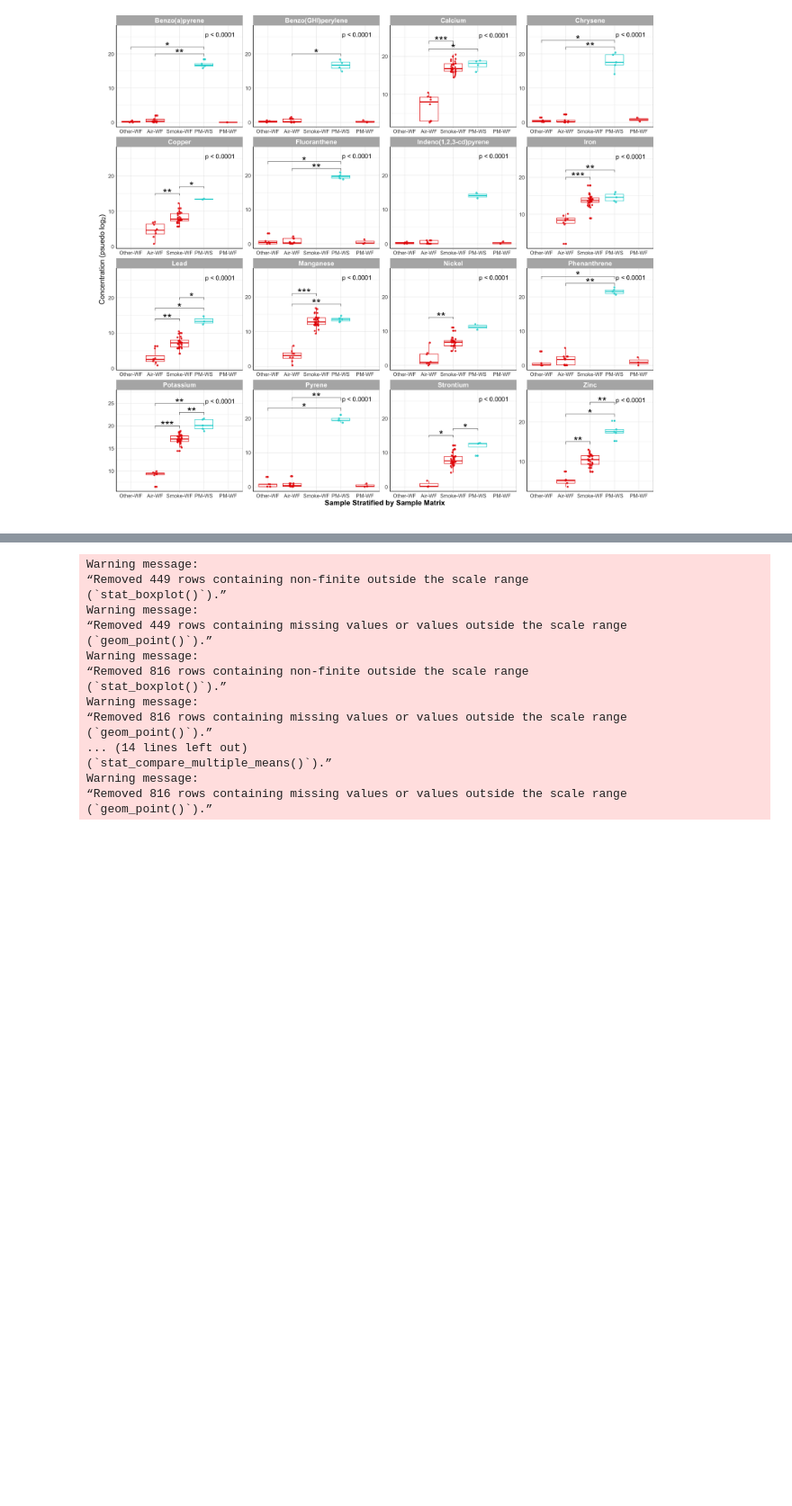
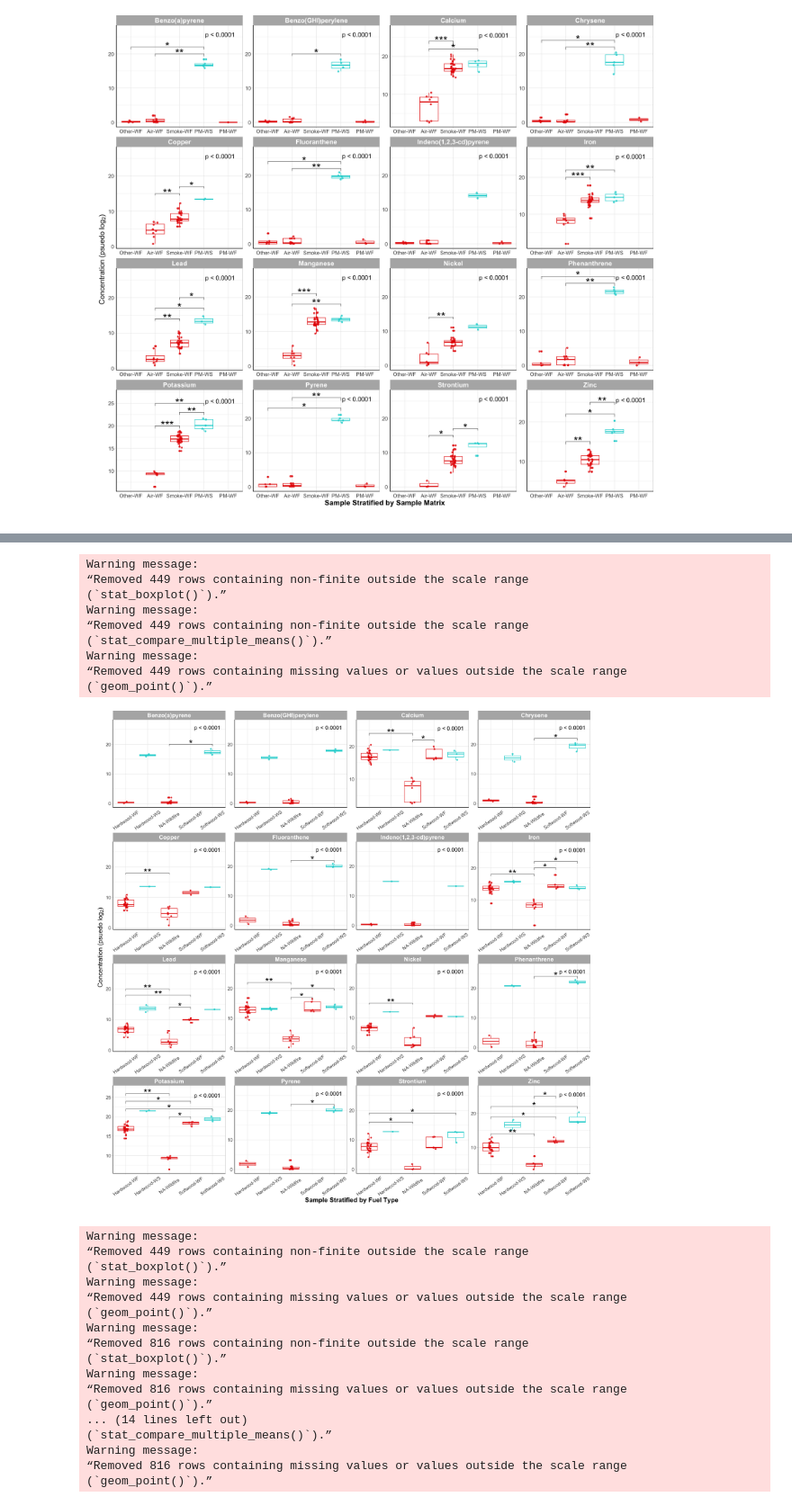
Before and after one commit to UNC-CEMALB/P1015.-Wildfire_Suffcient_Similiarity, a Jupyter notebook: 3. Individual Distribution Analyses/Boxplots.ipynb, the cells around one changed output, grey strips where cells are left out. Shown at 90% size. Saved outputs shown, nothing was run; the diff lists cells and outputs as text; code cells hidden in the pictures; blank space fills up the shorter version.

```diff
--- a/3. Individual Distribution Analyses/Boxplots.ipynb
+++ b/3. Individual Distribution Analyses/Boxplots.ipynb
@@ -787,2 +830,46 @@ Warning message:
+# %%
+options(repr.plot.width=18, repr.plot.height=18) #changing size
+vol_ft_boxplots = ggplot(data = long_vol_df, aes(x = Fuel_Type_Sample, y = Value, color = Sample)) +
+  geom_boxplot() +
+  geom_point(position = position_jitter(w = 0.1), alpha = 0.8) +
+  ylim(NA, 27) + # adding more space for p value significance
+
+  # overall anova p value
+  stat_anova_test(wid = "Fuel_Type_Sample", p.adjust.method = "none", label = "p = {p.format}",
+                     label.x.npc = "right", size = 5, label.y = 25, label.x = 4.4) +
+
+  # Adding a p value from a Wilcoxon test
+  stat_pvalue_manual(t_test_p_values_ft_vol, label = "p.signif", size = 9) +
+
+  facet_wrap(~Name, scales = 'free') +
+
+  theme_light() +
+  theme(axis.line = element_line(colour = "black"), #making x and y axes black
+        axis.text = element_text(size = 12), #changing size of x axis labels
+        axis.text.x = element_text(angle = 35, vjust = 0.5), #rotating x labels/ moving x labels slightly to the left
+        legend.position = 'none', # removes legend
+        plot.margin = unit(c(0,0,2,2), "lines"), # adding space at the bottom of the figure
+        axis.title = element_text(face = "bold", size = rel(1.5)),
+        strip.text.x = element_text(size = 15, face = "bold"), #changes size of facet x axis
+        strip.text.y = element_text(size = 15, face = "bold")) + #changes axis titles
+
+  labs(x = "Sample Stratified by Fuel Type", y = expression("Concentration (psuedo "*log[2]*") ")) + #changing axis labels
+  scale_color_manual(values = c('#e60000', '#00d2d2')) +
+
+  scale_x_discrete(labels = c("Hardwood-Woodsmoke" = "Hardwood-WS", "Softwood-Woodsmoke" = "Softwood-WS",
+                              "Hardwood-Wildfire" = "Hardwood-WF", "Softwood-Wildfire" = "Softwood-WF"))
+
+vol_ft_boxplots
+# %% [output]
+Warning message:
+“Removed 449 rows containing non-finite outside the scale range
+(`stat_boxplot()`).”
+Warning message:
+“Removed 449 rows containing non-finite outside the scale range
+(`stat_compare_multiple_means()`).”
+Warning message:
+“Removed 449 rows containing missing values or values outside the scale range
+(`geom_point()`).”
+[figure, added]
 # %%
 # exporting figures
```
Also changed, not shown: parts of 6 cells of this notebook.
